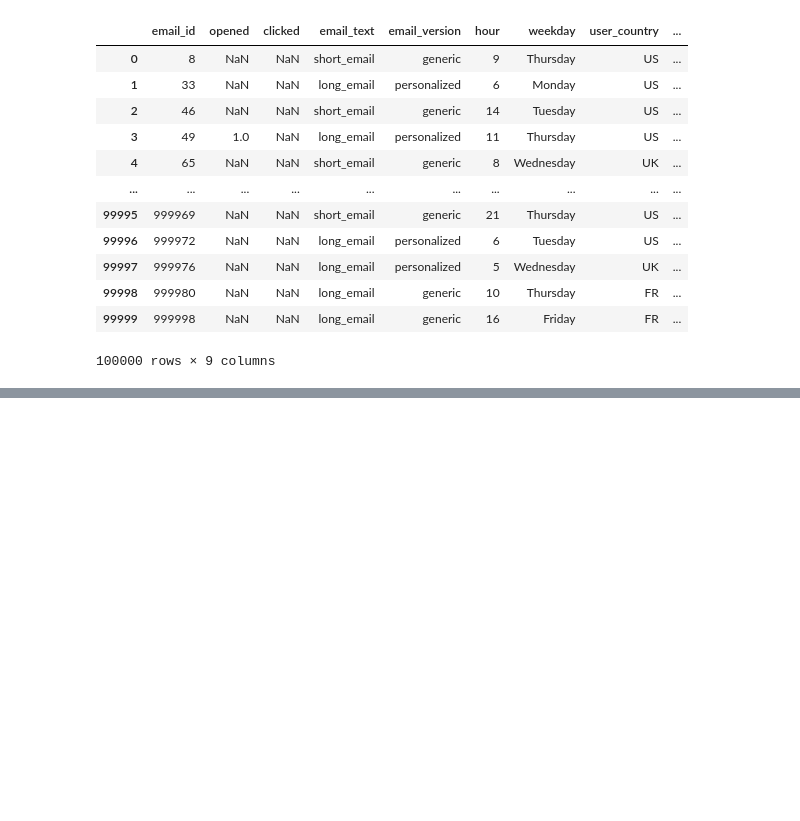
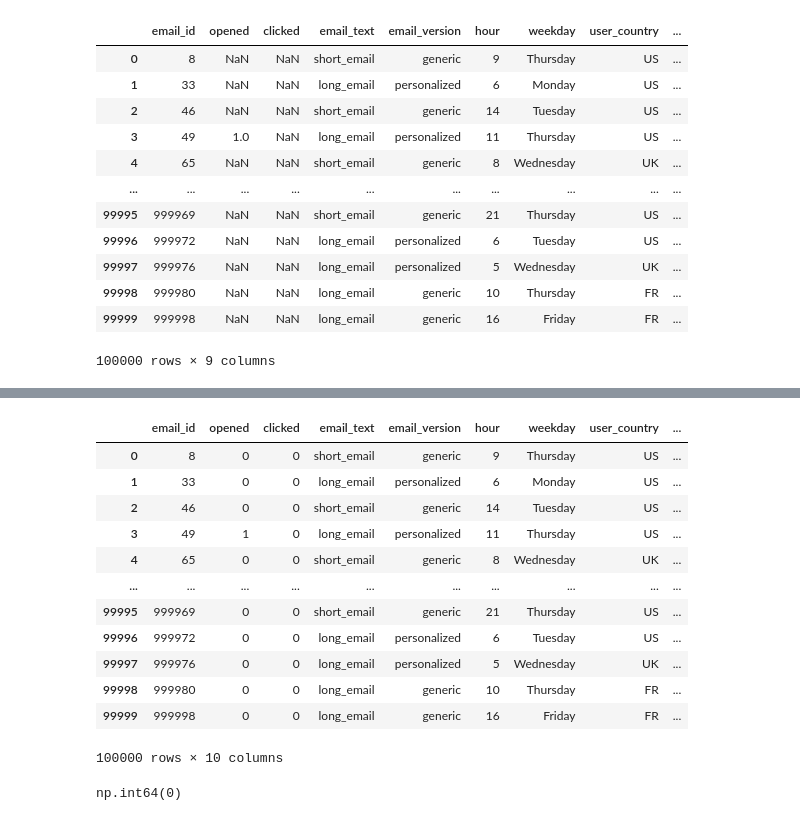
Before and after one commit to kokilagaurav/Email_marketing, a Jupyter notebook: notebook.ipynb, the cells around one changed output, grey strips where cells are left out. Drawn from its saved outputs; the diff is of its cells as text; code cells hidden in the pictures; blank space fills up the shorter version.

```diff
--- a/notebook.ipynb
+++ b/notebook.ipynb
@@ -94,0 +212,16 @@ new_df
+# %%
+new_df
+# %% [output]
+|  | email_id | opened | clicked | email_text | email_version | hour | weekday | user_country | ... |
+| 0 | 8 | 0 | 0 | short_email | generic | 9 | Thursday | US | ... |
+| 1 | 33 | 0 | 0 | long_email | personalized | 6 | Monday | US | ... |
+| 2 | 46 | 0 | 0 | short_email | generic | 14 | Tuesday | US | ... |
+| 3 | 49 | 1 | 0 | long_email | personalized | 11 | Thursday | US | ... |
+| 4 | 65 | 0 | 0 | short_email | generic | 8 | Wednesday | UK | ... |
+| ... | ... | ... | ... | ... | ... | ... | ... | ... | ... |
+| 99995 | 999969 | 0 | 0 | short_email | generic | 21 | Thursday | US | ... |
+| 99996 | 999972 | 0 | 0 | long_email | personalized | 6 | Tuesday | US | ... |
+| 99997 | 999976 | 0 | 0 | long_email | personalized | 5 | Wednesday | UK | ... |
+| 99998 | 999980 | 0 | 0 | long_email | generic | 10 | Thursday | FR | ... |
+| 99999 | 999998 | 0 | 0 | long_email | generic | 16 | Friday | FR | ... |
+100000 rows × 10 columns
@@ -94,0 +231,4 @@ new_df
+# %%
+(new_df['engagement_status'] == 'Anomaly').sum()
+# %% [output]
+np.int64(0)
```
Also changed, not shown: parts of 9 cells of this notebook.
